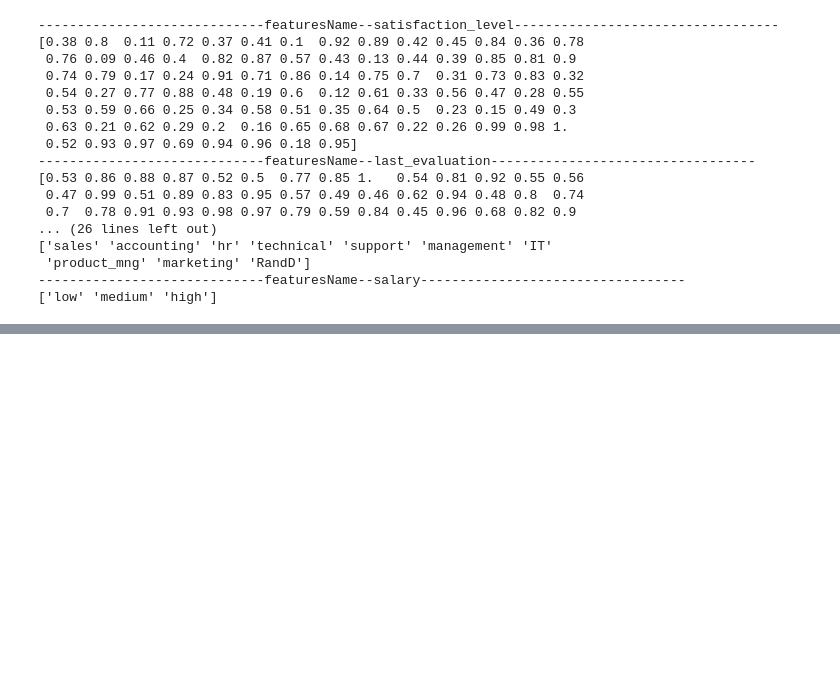
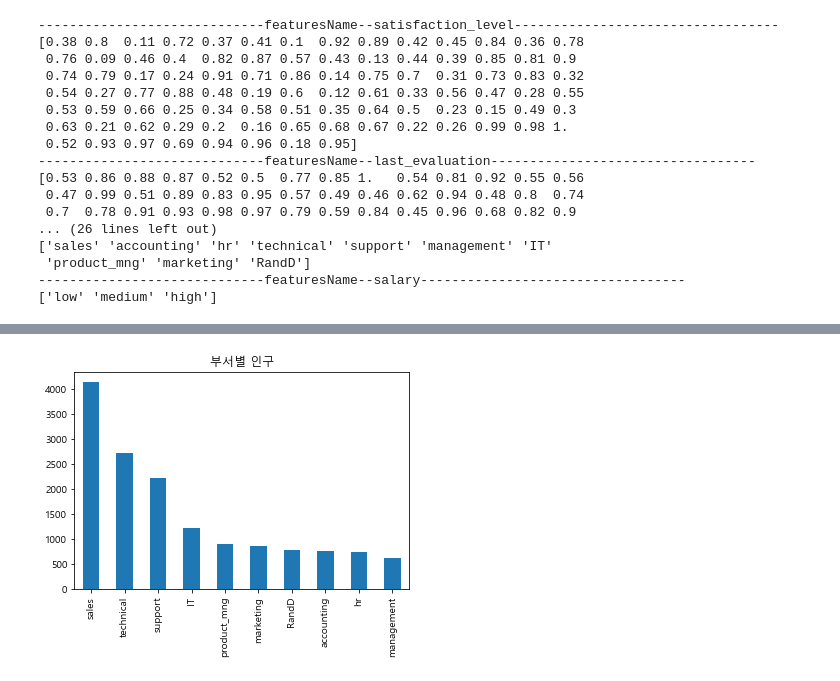
Before and after one commit to JxxHxxx/Ubion-Mini-Project-HR-Analysis, a Jupyter notebook: EDA.ipynb, the cells around one changed output, grey strips where cells are left out. Cells and saved outputs as stored; diff of their text form; code cells hidden in the pictures; blank space fills up the shorter version.

```diff
--- a/EDA.ipynb
+++ b/EDA.ipynb
@@ -32,0 +51,6 @@ for i in HR.columns:
+# %%
+plt.title('부서별 인구')
+HR['sales'].value_counts().plot(kind='bar')
+plt.show()
+# %% [output]
+[figure, added]
```
Also changed, not shown: parts of 10 cells of this notebook.
